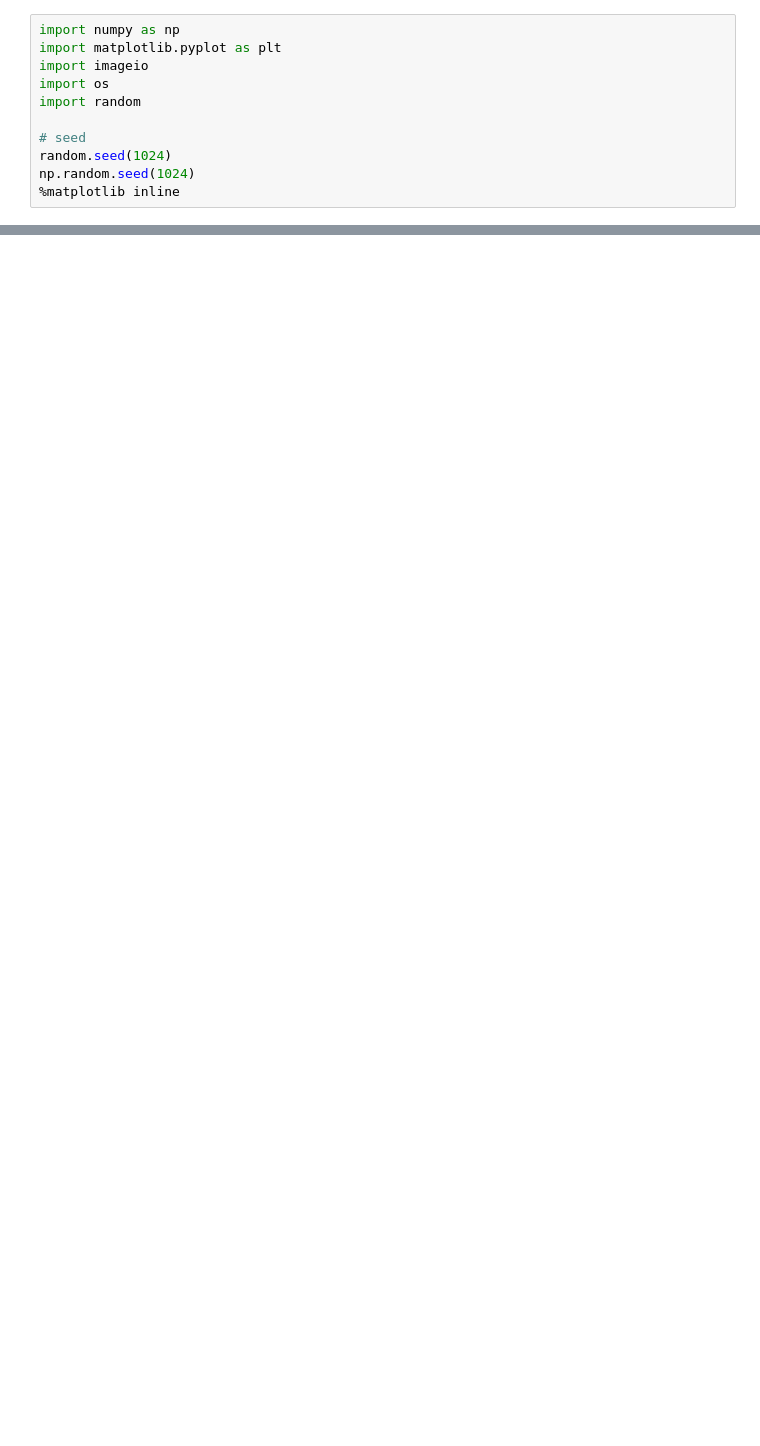
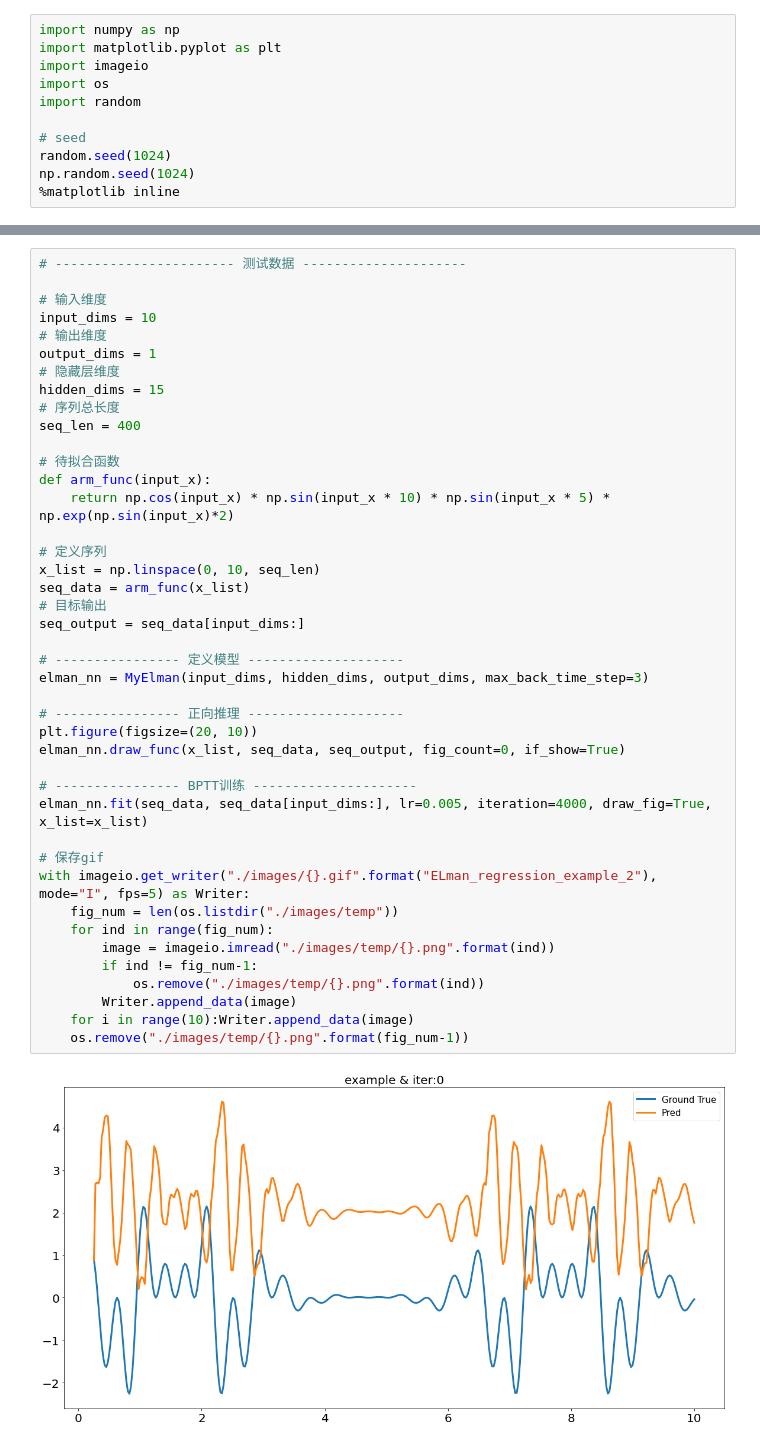
Before and after one commit to koolo233/NeuralNetworks, a Jupyter notebook: Elman.ipynb, the cells around one changed output, grey strips where cells are left out. Drawn from its saved outputs; the diff is of its cells as text; blank space fills up the shorter version.

```diff
--- a/Elman.ipynb
+++ b/Elman.ipynb
@@ -515,0 +620,44 @@ plt.show()
+# %%
+# ----------------------- 测试数据 ---------------------
+
+# 输入维度
+input_dims = 10
+# 输出维度
+output_dims = 1
+# 隐藏层维度
+hidden_dims = 15
+# 序列总长度
+seq_len = 400
+
+# 待拟合函数
+def arm_func(input_x):
+    return np.cos(input_x) * np.sin(input_x * 10) * np.sin(input_x * 5) * np.exp(np.sin(input_x)*2)
+
+# 定义序列
+x_list = np.linspace(0, 10, seq_len)
+seq_data = arm_func(x_list)
+# 目标输出
+seq_output = seq_data[input_dims:]
+
+# ---------------- 定义模型 --------------------
+elman_nn = MyElman(input_dims, hidden_dims, output_dims, max_back_time_step=3)
+
+# ---------------- 正向推理 --------------------
+plt.figure(figsize=(20, 10))
+elman_nn.draw_func(x_list, seq_data, seq_output, fig_count=0, if_show=True)
+
+# ---------------- BPTT训练 ---------------------
+elman_nn.fit(seq_data, seq_data[input_dims:], lr=0.005, iteration=4000, draw_fig=True, x_list=x_list)
+
+# 保存gif
+with imageio.get_writer("./images/{}.gif".format("ELman_regression_example_2"), mode="I", fps=5) as Writer:
+    fig_num = len(os.listdir("./images/temp"))
+    for ind in range(fig_num):
+        image = imageio.imread("./images/temp/{}.png".format(ind))
+        if ind != fig_num-1:
+            os.remove("./images/temp/{}.png".format(ind))
+        Writer.append_data(image)
+    for i in range(10):Writer.append_data(image)
+    os.remove("./images/temp/{}.png".format(fig_num-1))
+# %% [output]
+[figure, added]
```
Also changed, not shown: parts of 4 cells of this notebook, 3 other files.
